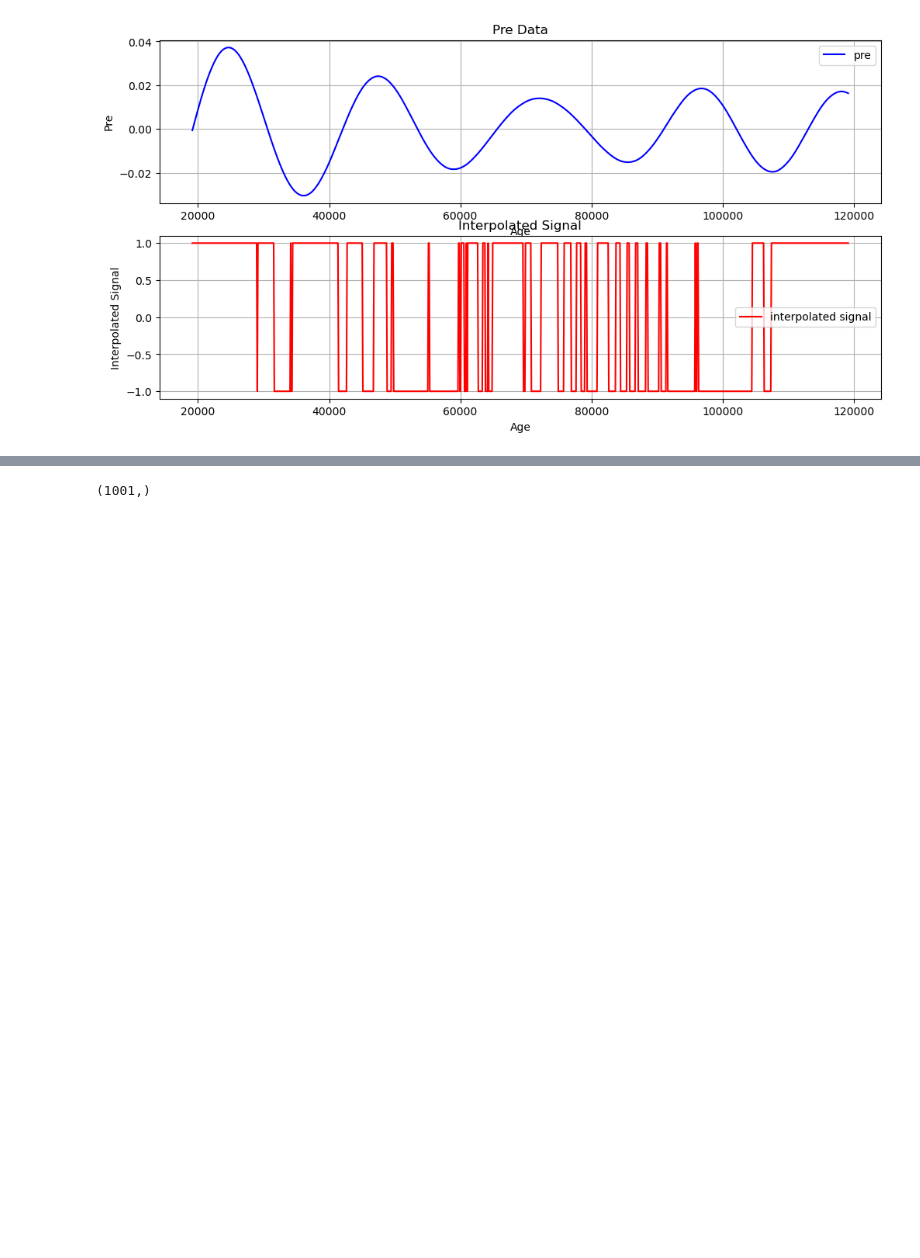
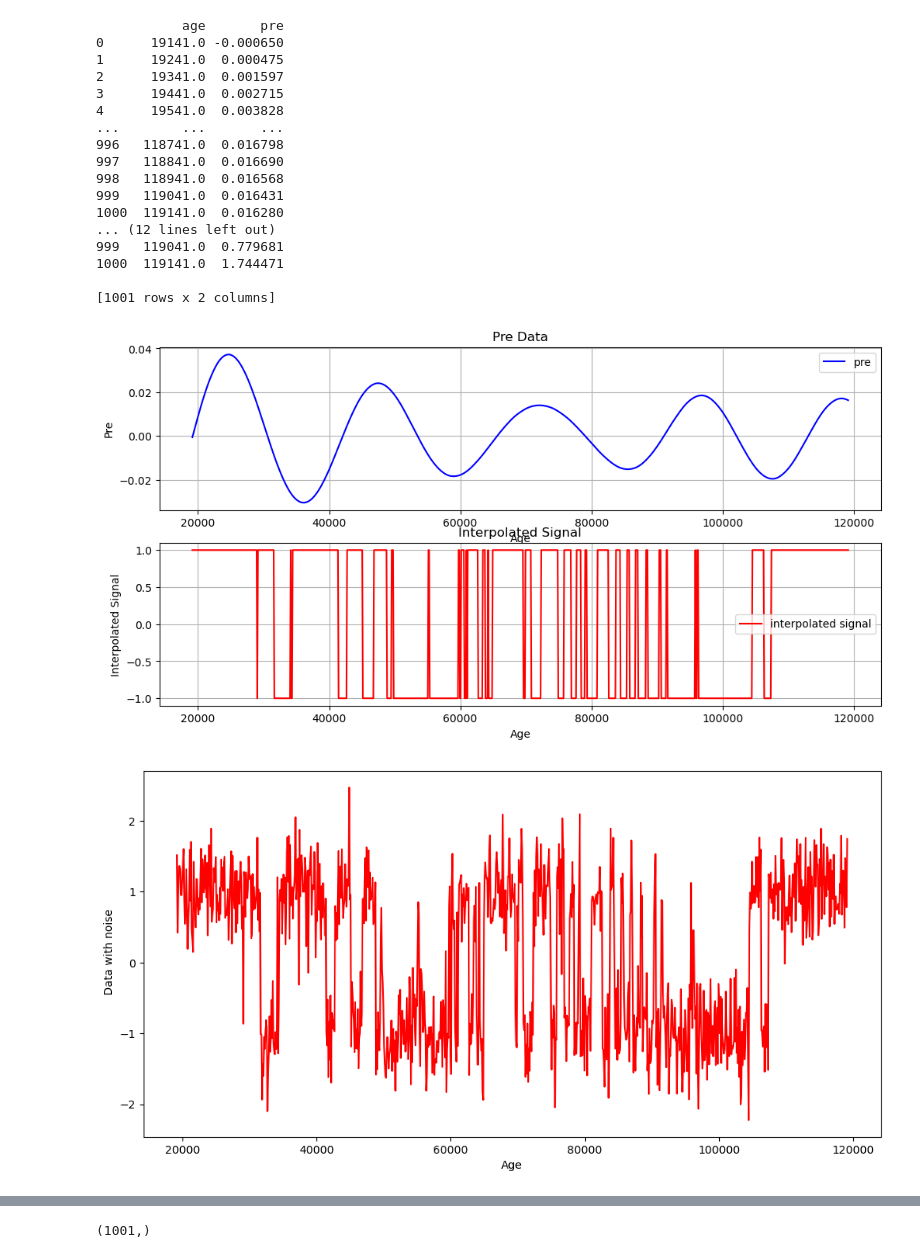
Before and after one commit to Peisong-Zheng/bipolar_seesaw_CCM, a Jupyter notebook: sq_wave.ipynb, the cells around one changed output, grey strips where cells are left out. Drawn from its saved outputs; the diff is of its cells as text; code cells hidden in the pictures; blank space fills up the shorter version.

```diff
--- a/sq_wave.ipynb
+++ b/sq_wave.ipynb
@@ -129,30 +129,64 @@ plt.grid()
 
 plt.subplot(2, 1, 2)
 plt.plot(age, sq, label='interpolated signal', color='red')
 plt.xlabel("Age")
 plt.ylabel("Interpolated Signal")
 plt.title("Interpolated Signal")
 plt.legend()
 plt.grid()
+
+
+
+# create a white noise signal that is the same length as the sq signal
+# and has a mean of 0 and a standard deviation of 1
+white_noise = np.random.normal(0, 0.4, len(sq))
+df_sq['sq'] = df_sq['sq'] + white_noise
+
+#plot the df_sq
+plt.figure(figsize=(12, 6))
+plt.plot(df_sq['age'], df_sq['sq'], label='interpolated signal', color='red')
+plt.xlabel("Age")
+plt.ylabel(" Data with noise")
+
+print(df_pre)
+print(df_sq)
 # %% [output]
 [figure]
 [ 1  1  1 ... -1 -1  1]
            age       pre
 1000       0.0  0.016280
 999      100.0  0.016431
 998      200.0  0.016568
 997      300.0  0.016690
 996      400.0  0.016798
 ...        ...       ...
 4      99600.0  0.003828
 3      99700.0  0.002715
 2      99800.0  0.001597
 1      99900.0  0.000475
 ... (6 lines left out)
 999   100.0  0.016431
 998   200.0  0.016568
 997   300.0  0.016690
 996   400.0  0.016798
 [figure]
 [figure]
+           age       pre
+0      19141.0 -0.000650
+1      19241.0  0.000475
+2      19341.0  0.001597
+3      19441.0  0.002715
+4      19541.0  0.003828
+...        ...       ...
+996   118741.0  0.016798
+997   118841.0  0.016690
+998   118941.0  0.016568
+999   119041.0  0.016431
+1000  119141.0  0.016280
+... (12 lines left out)
+999   119041.0  0.779681
+1000  119141.0  1.744471
+
+[1001 rows x 2 columns]
 [figure]
+[figure, added]
```
Also changed, not shown: parts of 4 cells of this notebook, 6 other files.
